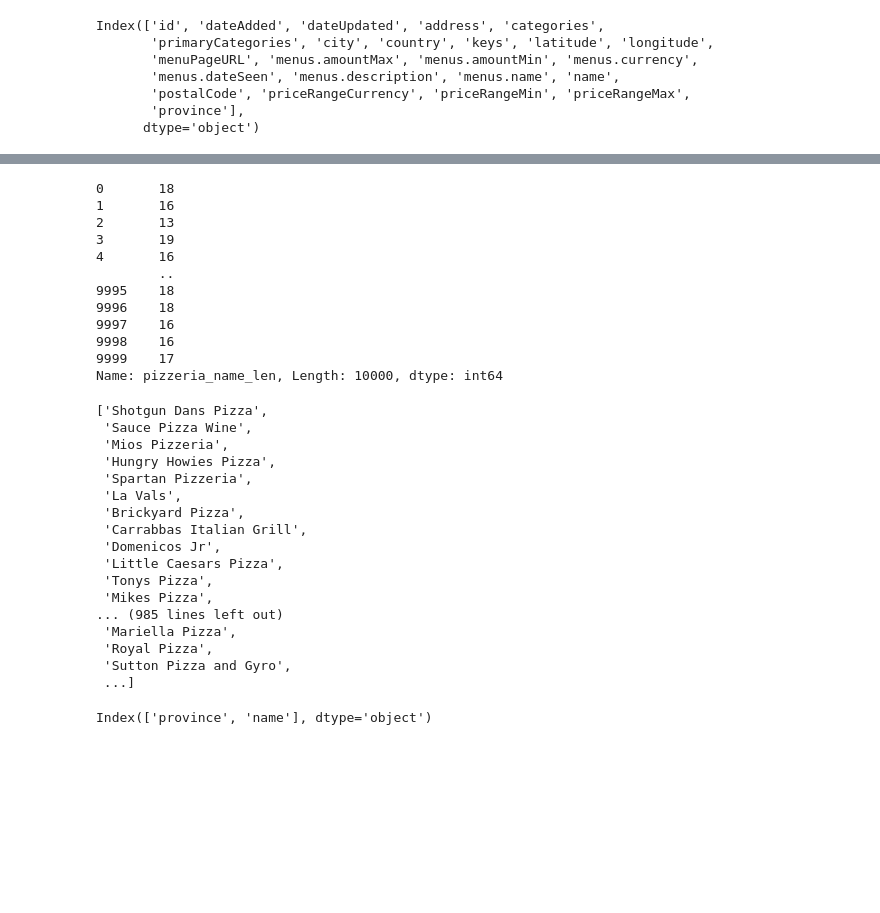
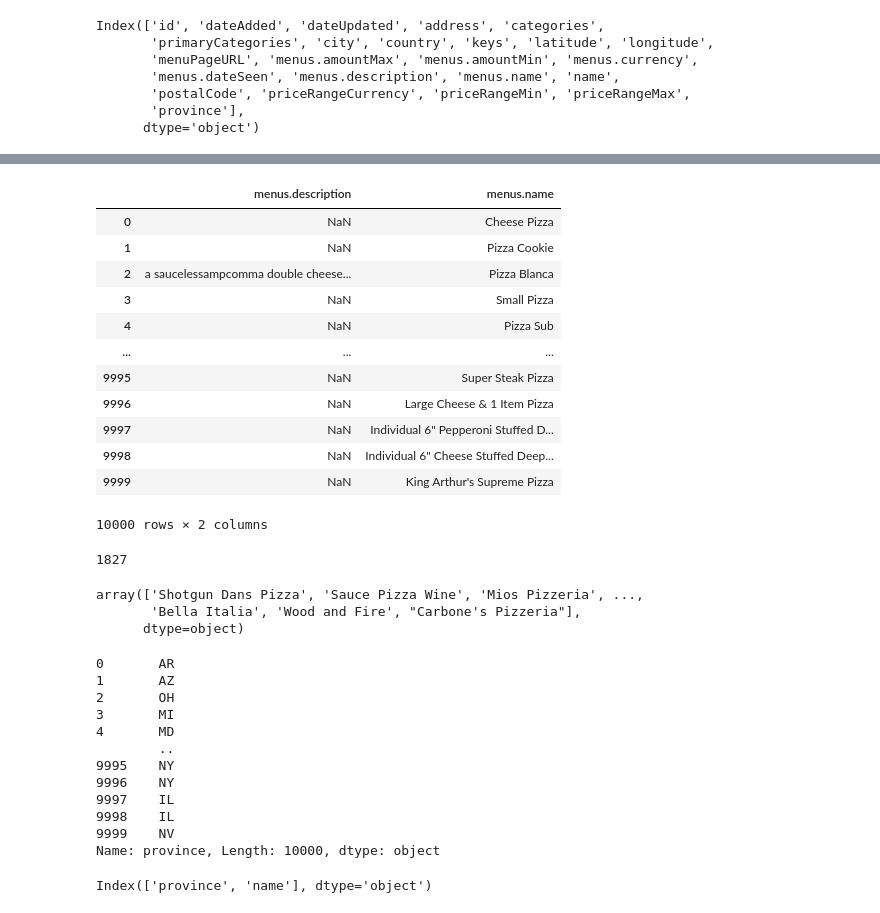
Before and after one commit to zakonreal/111, a Jupyter notebook: Lesson2/pandas_pizza.ipynb, the cells around one changed output, grey strips where cells are left out. Drawn from its saved outputs; the diff is of its cells as text; code cells hidden in the pictures; blank space fills up the shorter version.

```diff
--- a/Lesson2/pandas_pizza.ipynb
+++ b/Lesson2/pandas_pizza.ipynb
@@ -38,7 +41,7 @@ dtypes: float64(4), int64(2), object(18)
 memory usage: 1.8+ MB
 # %%
 # Если нужно удалить колонки
-# pizza = pizza.drop(['address','dateUpdated'], axis=1)
+pizza = pizza.drop(['address','dateUpdated'], axis=1)
 # %%
 pizza.head()
 # %% [output]
@@ -65,39 +78,44 @@ Index(['id', 'dateAdded', 'dateUpdated', 'address', 'categories',
 pizza['pizzeria_name_len'] = pizza.name.apply(lambda x:len(x) )
 # %%
-# pizza[['menus.description', 'menus.name']]
+pizza[['menus.description', 'menus.name']]
+# %% [output]
+|  | menus.description | menus.name |
+| 0 | NaN | Cheese Pizza |
+| 1 | NaN | Pizza Cookie |
+| 2 | a saucelessampcomma double cheese... | Pizza Blanca |
+| 3 | NaN | Small Pizza |
+| 4 | NaN | Pizza Sub |
+| ... | ... | ... |
+| 9995 | NaN | Super Steak Pizza |
+| 9996 | NaN | Large Cheese & 1 Item Pizza |
+| 9997 | NaN | Individual 6" Pepperoni Stuffed D... |
+| 9998 | NaN | Individual 6" Cheese Stuffed Deep... |
+| 9999 | NaN | King Arthur's Supreme Pizza |
+10000 rows × 2 columns
+# %%
+# Количество уникальных значений в колонке
+pizza.name.nunique()
+# %% [output]
+1827
+# %%
+# Уникальные значения в колонке
+pizza.name.unique()
+# %% [output]
+array(['Shotgun Dans Pizza', 'Sauce Pizza Wine', 'Mios Pizzeria', ...,
+       'Bella Italia', 'Wood and Fire', "Carbone's Pizzeria"],
+      dtype=object)
 # %%
-pizza.pizzeria_name_len
+pizza.province
 # %% [output]
-0       18
-1       16
-2       13
-3       19
-4       16
+0       AR
+1       AZ
+2       OH
+3       MI
+4       MD
         ..
-9995    18
-9996    18
-9997    16
-9998    16
-9999    17
-Name: pizzeria_name_len, Length: 10000, dtype: int64
+9995    NY
+9996    NY
+9997    IL
+9998    IL
+9999    NV
+Name: province, Length: 10000, dtype: object
-# %%
-# Уникальные значения в колонке
-pizza.name.unique().tolist()
-# %% [output]
-['Shotgun Dans Pizza',
- 'Sauce Pizza Wine',
- 'Mios Pizzeria',
- 'Hungry Howies Pizza',
- 'Spartan Pizzeria',
- 'La Vals',
- 'Brickyard Pizza',
- 'Carrabbas Italian Grill',
- 'Domenicos Jr',
- 'Little Caesars Pizza',
- 'Tonys Pizza',
- 'Mikes Pizza',
-... (985 lines left out)
- 'Mariella Pizza',
- 'Royal Pizza',
- 'Sutton Pizza and Gyro',
- ...]
```
Also changed, not shown: parts of 16 cells of this notebook, 5 other files.
